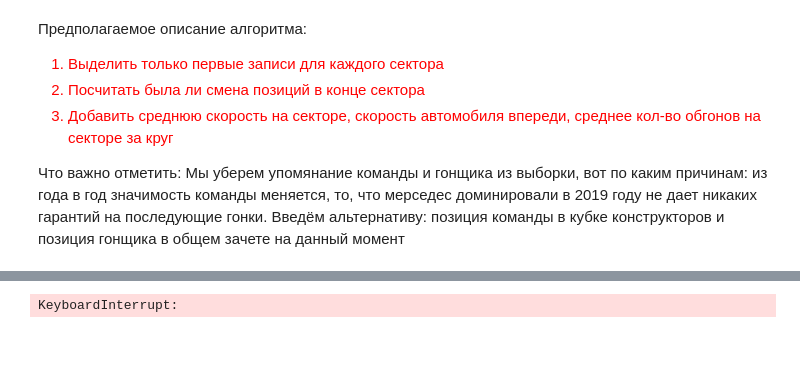
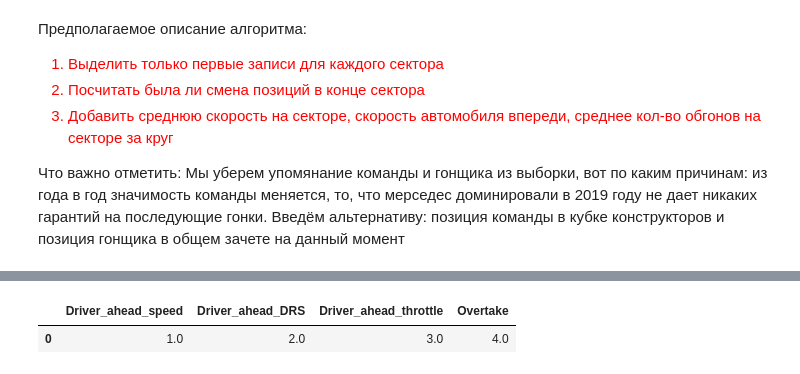
Before and after one commit to BuzzErR/f1analysis, a Jupyter notebook: Formula/main.ipynb, the cells around one changed output, grey strips where cells are left out. Drawn from its saved outputs; the diff is of its cells as text; code cells hidden in the pictures; blank space fills up the shorter version.

Commit message:
new data added

```diff
--- a/Formula/main.ipynb
+++ b/Formula/main.ipynb
@@ -373,11 +327,12 @@ KeyboardInterrupt:
-# %%
-from multiprocessing import Pool, freeze_support
-
-def func(a, b):
-    return a + b
-
-with Pool() as pool:
-    L = pool.starmap(func, [(1, 1), (2, 1), (3, 1)])
-    print(L)
-# %% [output]
-KeyboardInterrupt:
+# %%
+driver_ahead_data = {"Driver_ahead_speed": [], "Driver_ahead_DRS": [], "Driver_ahead_throttle": [], "Overtake": []}
+columns_of_ahead = ["Driver_ahead_speed", "Driver_ahead_DRS", "Driver_ahead_throttle", "Overtake"]
+driver_ahead_data = pd.DataFrame(driver_ahead_data)
+# data_to_append = np.empty(4)
+# data_to_append[:] = np.nan
+# data_to_append[3] = 0
+data_to_append = [1, 2, 3, 4]
+driver_ahead_data.append(pd.DataFrame([data_to_append], columns=columns_of_ahead))
+# %% [output]
+|  | Driver_ahead_speed | Driver_ahead_DRS | Driver_ahead_throttle | Overtake |
+| 0 | 1.0 | 2.0 | 3.0 | 4.0 |
```
Also changed, not shown: parts of 2 cells of this notebook, 1 other file.
